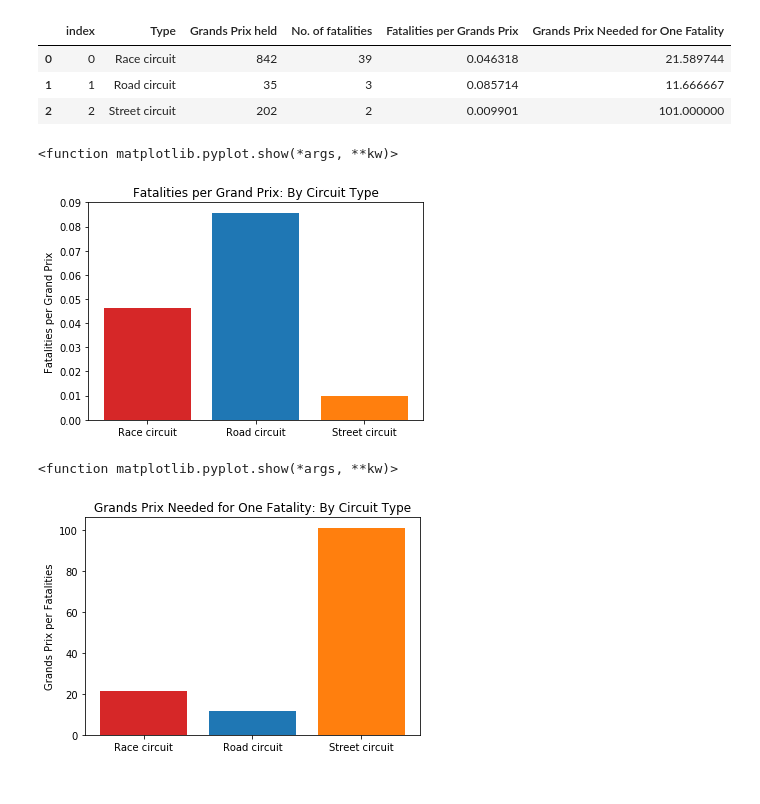
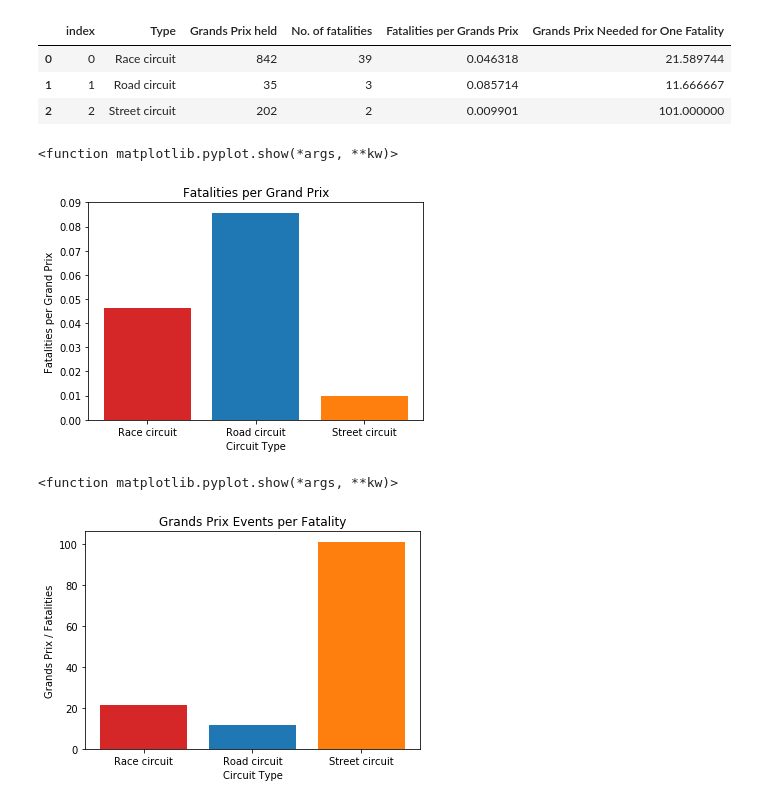
Before and after one commit to oli124/F1_safety, a Jupyter notebook: circuit_type_injuries_fatalities.ipynb, the cells around one changed output. Drawn from its saved outputs; the diff is of its cells as text; code cells hidden in the pictures.

Commit message:
updated small details on visualisations

```diff
--- a/circuit_type_injuries_fatalities.ipynb
+++ b/circuit_type_injuries_fatalities.ipynb
@@ -296,20 +296,22 @@ final_df
 # %%
 # Relative frequency of fatalities at GP event by circuit type
 bar_colors = ['tab:red', 'tab:blue', 'tab:orange']
 plt.bar(final_df['Type'], final_df['Fatalities per Grands Prix'], color= bar_colors)
-plt.title('Fatalities per Grand Prix: By Circuit Type')
+plt.title('Fatalities per Grand Prix')
+plt.xlabel('Circuit Type')
 plt.ylabel('Fatalities per Grand Prix')
 plt.show
 # %% [output]
 <function matplotlib.pyplot.show(*args, **kw)>
-[figure, old version]
+[figure, new version]
 # %%
 # Relative frequency of fatalities at GP event by circuit type
 bar_colors = ['tab:red', 'tab:blue', 'tab:orange']
 plt.bar(final_df['Type'], final_df['Grands Prix Needed for One Fatality'], color= bar_colors)
-plt.title('Grands Prix Needed for One Fatality: By Circuit Type')
-plt.ylabel('Grands Prix per Fatalities')
+plt.title('Grands Prix Events per Fatality')
+plt.xlabel('Circuit Type')
+plt.ylabel('Grands Prix / Fatalities')
 plt.show
 # %% [output]
 <function matplotlib.pyplot.show(*args, **kw)>
-[figure, old version]
+[figure, new version]
```
